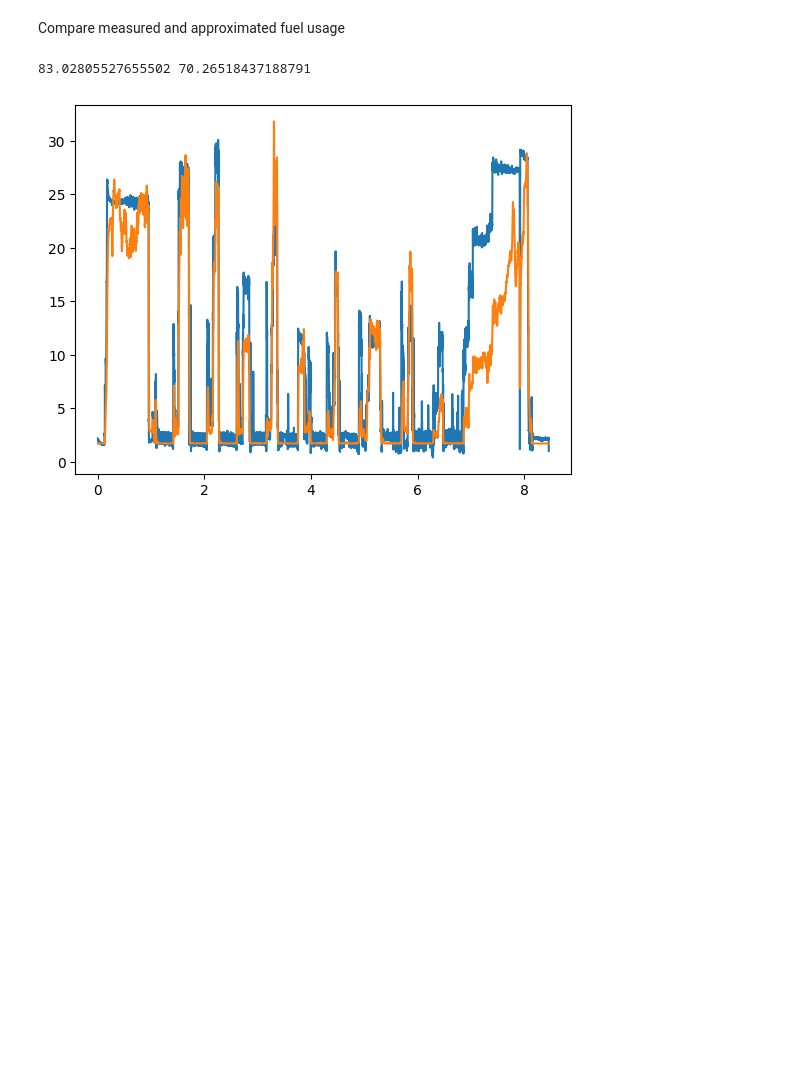
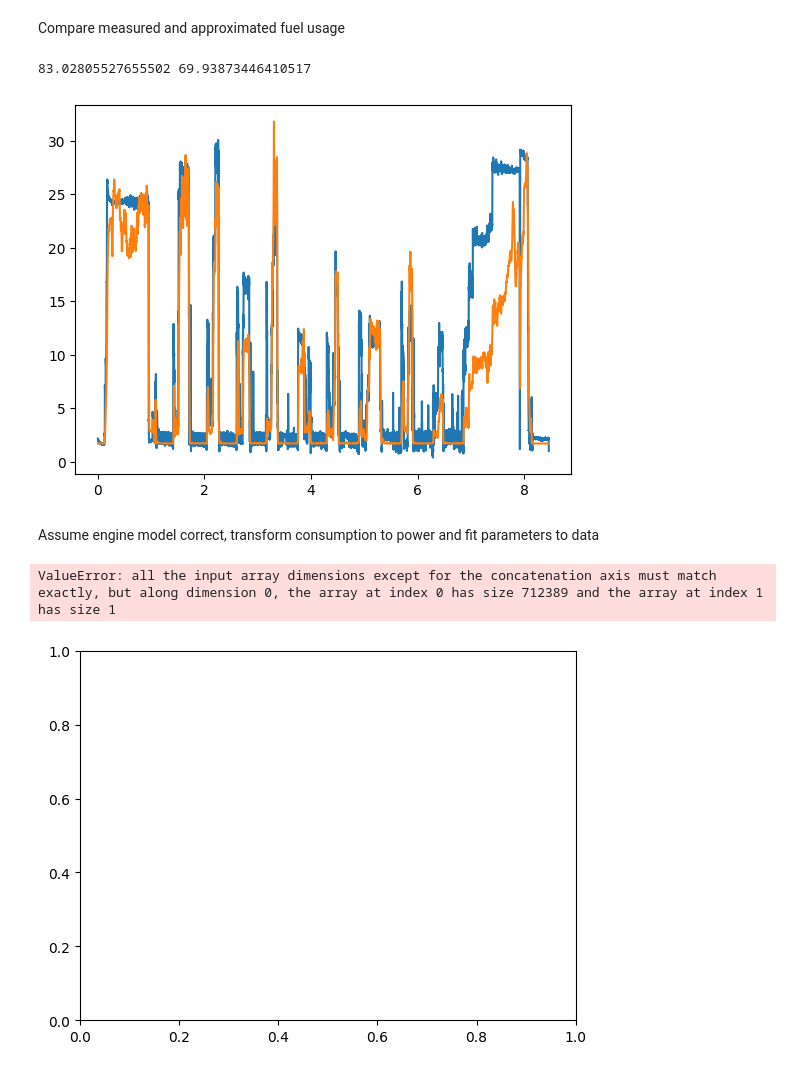
Before and after one commit to arvidsorfeldt/py-fish, a Jupyter notebook: fredrika.ipynb, the cells around one changed output. Cells and saved outputs as stored; diff of their text form; code cells hidden in the pictures; blank space fills up the shorter version.

Commit message:
Model fit

```diff
--- a/fredrika.ipynb
+++ b/fredrika.ipynb
@@ -9,5 +10,9 @@ from py_fish.data import load_all_days, extract_low_acceleration
 import matplotlib.pyplot as plt
 import numpy as np
+# %%
+ENGINE_RATING = 242.0
+LENGTH = 11.91
+BEAM = 4
 # %% [markdown]
 Plot speed profile of MS Fredrika a typical day of fishing
 # %%
@@ -55,19 +60,19 @@ Compare measured and approximated fuel usage
 from scipy.ndimage import uniform_filter1d
 measured_consumption_profile = consumption_profile_from_data(date)
 measured_consumption = total_consumption_from_profile(measured_consumption_profile)
-model_power = calculate_propulsion_power(speeds=uniform_filter1d(measured_speed_profile[:, 1], size=30), length=11.91, beam=4.0)
-model_consumption_profile = np.column_stack((measured_consumption_profile[:, 0], calculate_consumption(powers=model_power, engine_rating=242.0, engine_application=EngineApplication.PROPULSION)))
+model_power = calculate_propulsion_power(speeds=uniform_filter1d(measured_speed_profile[:, 1], size=30), length=LENGTH, beam=BEAM)
+model_consumption_profile = np.column_stack((measured_consumption_profile[:, 0], calculate_consumption(powers=model_power, engine_rating=ENGINE_RATING, engine_application=EngineApplication.PROPULSION)))
 model_consumption_propulsion = total_consumption_from_profile(model_consumption_profile)
 power_hydraulics = calculate_hydraulics_energy(hours_fishing=time_fishing, hydraulic_deck_load_power=2.0)
 power_dc = calculate_dc_energy(hours_total=measured_speed_profile[-1, 0] - measured_speed_profile[0,0])
-hydraulics_consumption = calculate_consumption(powers=power_hydraulics, engine_rating=242.0, engine_application=EngineApplication.PROPULSION)
-dc_consumption = calculate_consumption(powers=power_dc, engine_rating=242.0, engine_application=EngineApplication.PROPULSION)
+hydraulics_consumption = calculate_consumption(powers=power_hydraulics, engine_rating=ENGINE_RATING, engine_application=EngineApplication.PROPULSION)
+dc_consumption = calculate_consumption(powers=power_dc, engine_rating=ENGINE_RATING, engine_application=EngineApplication.PROPULSION)
 
 fig, ax = plt.subplots()
 plot_profiles(ax, measured_consumption_profile, model_consumption_profile)
 print(measured_consumption, model_consumption_propulsion + hydraulics_consumption + dc_consumption)
 # %% [output]
-83.02805527655502 70.26518437188791
+83.02805527655502 69.93873446410517
 [figure]
 # %%
 from pathlib import Path
@@ -95,3 +100,23 @@ for file in files:
     output.write(f"{date},{measured_consumption},{model_consumption_propulsion},{hydraulics_consumption},{dc_consumption},{model_consumption_propulsion + hydraulics_consumption + dc_consumption}\n")
 
 output.close()
+# %% [markdown]
+Assume engine model correct, transform consumption to power and fit parameters to data
+# %%
+fig, ax = plt.subplots()
+df = load_all_days()
+
+speed_and_consumption = df.select(["speed", "consumption"]).to_numpy()
+speed_and_power = np.column_stack((speed_and_consumption[:, 0], calculate_power_from_consumption(consumptions=speed_and_consumption[:, 1], engine_rating=242.0, engine_application=EngineApplication.PROPULSION)))
+plot_power_data(speed_and_power, ax, label="Data")
+low_acceleration_speed_and_consumption = extract_low_acceleration(speed_and_consumption)
+low_acceleration_speed_and_power = np.column_stack((low_acceleration_speed_and_consumption[:, 0], calculate_power_from_consumption(consumptions=low_acceleration_speed_and_consumption[:, 1], engine_rating=ENGINE_RATING, engine_application=EngineApplication.PROPULSION)))
+plot_power_data(low_acceleration_speed_and_power, ax, label="Low acceleration")
+
+speeds = np.linspace(0,10)
+powers = calculate_propulsion_power(speeds=speeds, length=LENGTH, beam=BEAM)
+ax.plot(speeds, powers, label="Kemp model", color="black", linestyle="--")
+fig.legend()
+# %% [output]
+ValueError: all the input array dimensions except for the concatenation axis must match exactly, but along dimension 0, the array at index 0 has size 712389 and the array at index 1 has size 1
+[figure, added]
```
Also changed, not shown: parts of 6 cells of this notebook, 6 other files.
